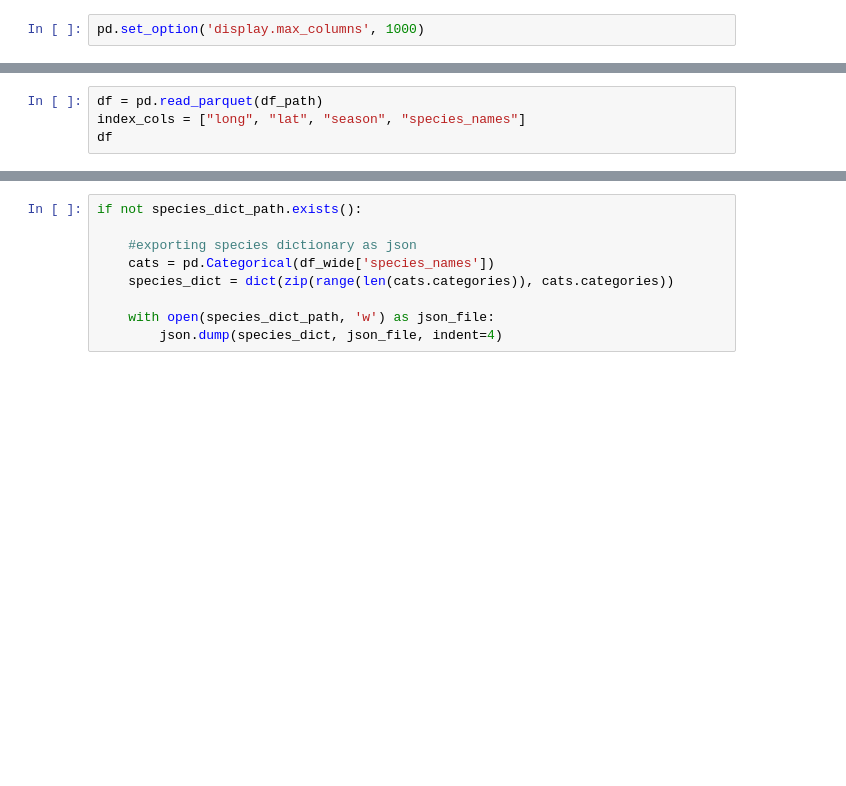
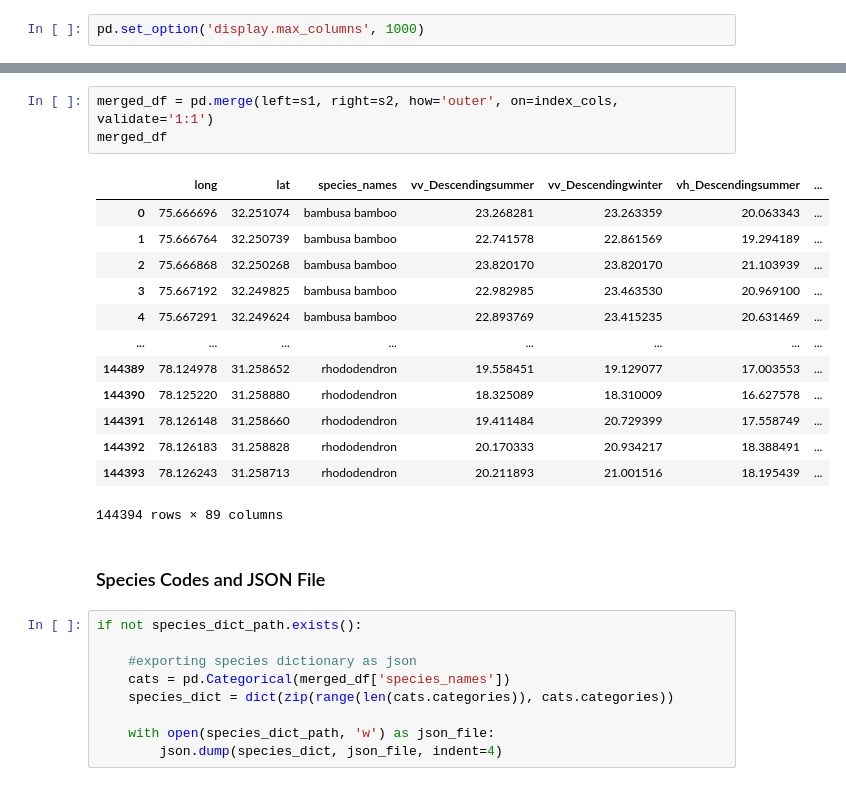
Before and after one commit to ewannthomas/species-distribution-satellite, a Jupyter notebook: src/make_model_df.ipynb, the cells around one changed output, grey strips where cells are left out. Cells and saved outputs as stored; diff of their text form; blank space fills up the shorter version.

```diff
--- a/src/make_model_df.ipynb
+++ b/src/make_model_df.ipynb
@@ -15,4 +20,0 @@ species_dict_path = dir_path.joinpath("data/species_dict.json")
-# %%
-df = pd.read_parquet(df_path)
-index_cols = ["long", "lat", "season", "species_names"]
-df
@@ -223,8 +55,27 @@ df_wide
+# %%
+merged_df = pd.merge(left=s1, right=s2, how='outer', on=index_cols, validate='1:1')
+merged_df
+# %% [output]
+|  | long | lat | species_names | vv_Descendingsummer | vv_Descendingwinter | vh_Descendingsummer | ... |
+| 0 | 75.666696 | 32.251074 | bambusa bamboo | 23.268281 | 23.263359 | 20.063343 | ... |
+| 1 | 75.666764 | 32.250739 | bambusa bamboo | 22.741578 | 22.861569 | 19.294189 | ... |
+| 2 | 75.666868 | 32.250268 | bambusa bamboo | 23.820170 | 23.820170 | 21.103939 | ... |
+| 3 | 75.667192 | 32.249825 | bambusa bamboo | 22.982985 | 23.463530 | 20.969100 | ... |
+| 4 | 75.667291 | 32.249624 | bambusa bamboo | 22.893769 | 23.415235 | 20.631469 | ... |
+| ... | ... | ... | ... | ... | ... | ... | ... |
+| 144389 | 78.124978 | 31.258652 | rhododendron | 19.558451 | 19.129077 | 17.003553 | ... |
+| 144390 | 78.125220 | 31.258880 | rhododendron | 18.325089 | 18.310009 | 16.627578 | ... |
+| 144391 | 78.126148 | 31.258660 | rhododendron | 19.411484 | 20.729399 | 17.558749 | ... |
+| 144392 | 78.126183 | 31.258828 | rhododendron | 20.170333 | 20.934217 | 18.388491 | ... |
+| 144393 | 78.126243 | 31.258713 | rhododendron | 20.211893 | 21.001516 | 18.195439 | ... |
+144394 rows × 89 columns
+# %% [markdown]
+### Species Codes and JSON File
 # %%
 if not species_dict_path.exists():
 
     #exporting species dictionary as json
-    cats = pd.Categorical(df_wide['species_names'])
+    cats = pd.Categorical(merged_df['species_names'])
     species_dict = dict(zip(range(len(cats.categories)), cats.categories))
 
     with open(species_dict_path, 'w') as json_file:
```
Also changed, not shown: parts of 18 cells of this notebook, 8 other files.
